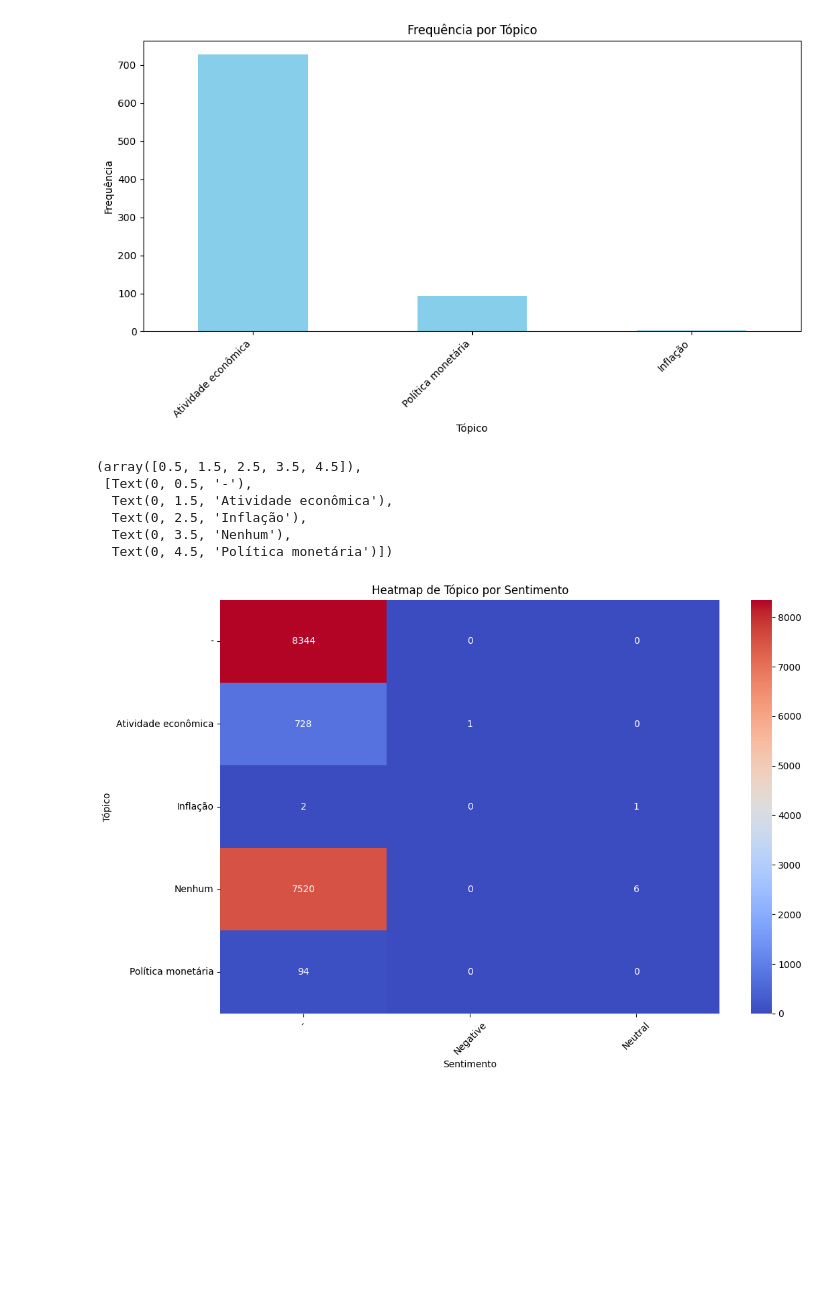
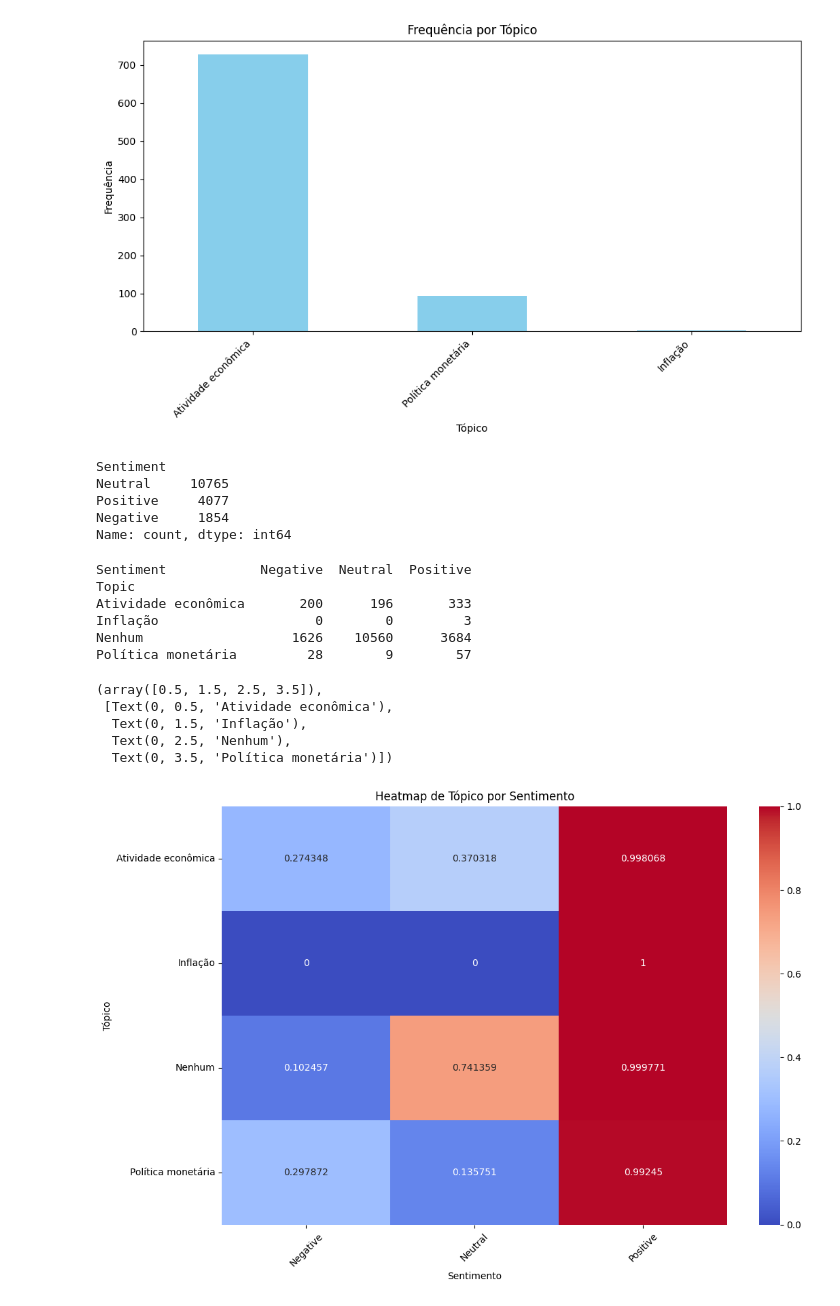
Before and after one commit to LaviniaSD/NPL---SPX, a Jupyter notebook: embeding_bela.ipynb, the cells around one changed output. Cells and saved outputs as stored; diff of their text form; code cells hidden in the pictures; blank space fills up the shorter version.

```diff
--- a/embeding_bela.ipynb
+++ b/embeding_bela.ipynb
@@ -392,27 +390,47 @@ mask = merged_df['speakers'] == 'Christine Lagarde'
 df_lagarde = merged_df[mask]
 # Juntar dados rotulados e não rotulados
 df_lagarde = pd.concat([df_lagarde, df_unlabeled])
+# %%
+df_lagarde.loc[:, "Sentiment "] = df_lagarde.loc[:, "sentences"].apply(classify_sentiment)
+df_lagarde["Sentiment "].value_counts()
+# %% [output]
+Sentiment
+Neutral     10765
+Positive     4077
+Negative     1854
+Name: count, dtype: int64
 # %%
 import pandas as pd
 import seaborn as sns
 import matplotlib.pyplot as plt
 
 # Primeiro, calcular a matriz de contagem cruzada
+df_lagarde.loc[df_lagarde['Topic'] == "-", "Topic"] = "Nenhum"
 pivot_table = pd.crosstab(df_lagarde['Topic'], df_lagarde['Sentiment '])
+second_table = pivot_table.copy()
+
+for index in pivot_table.index:
+    for col in pivot_table.columns:
+        pivot_table.loc[index, col] = second_table.loc[index, col] / second_table.loc[index, :].sum()
 
 # Agora, plotar o heatmap usando seaborn
 plt.figure(figsize=(12, 8))  # Define o tamanho da figura
 sns.heatmap(pivot_table, annot=True, cmap='coolwarm', fmt='g')  # Cria o heatmap
 plt.title('Heatmap de Tópico por Sentimento')  # Título do gráfico
 plt.xlabel('Sentimento')  # Rótulo do eixo X
 plt.ylabel('Tópico')  # Rótulo do eixo Y
 plt.xticks(rotation=45)  # Rotaciona os rótulos do eixo X para melhor visualização
 plt.yticks(rotation=0)  # Mantém os rótulos do eixo Y na posição
 # %% [output]
-(array([0.5, 1.5, 2.5, 3.5, 4.5]),
- [Text(0, 0.5, '-'),
-  Text(0, 1.5, 'Atividade econômica'),
-  Text(0, 2.5, 'Inflação'),
-  Text(0, 3.5, 'Nenhum'),
-  Text(0, 4.5, 'Política monetária')])
+Sentiment            Negative  Neutral  Positive
+Topic
+Atividade econômica       200      196       333
+Inflação                    0        0         3
+Nenhum                   1626    10560      3684
+Política monetária         28        9        57
+(array([0.5, 1.5, 2.5, 3.5]),
+ [Text(0, 0.5, 'Atividade econômica'),
+  Text(0, 1.5, 'Inflação'),
+  Text(0, 2.5, 'Nenhum'),
+  Text(0, 3.5, 'Política monetária')])
-[figure, old version]
+[figure, new version]
```
Also changed, not shown: parts of 3 cells of this notebook.
